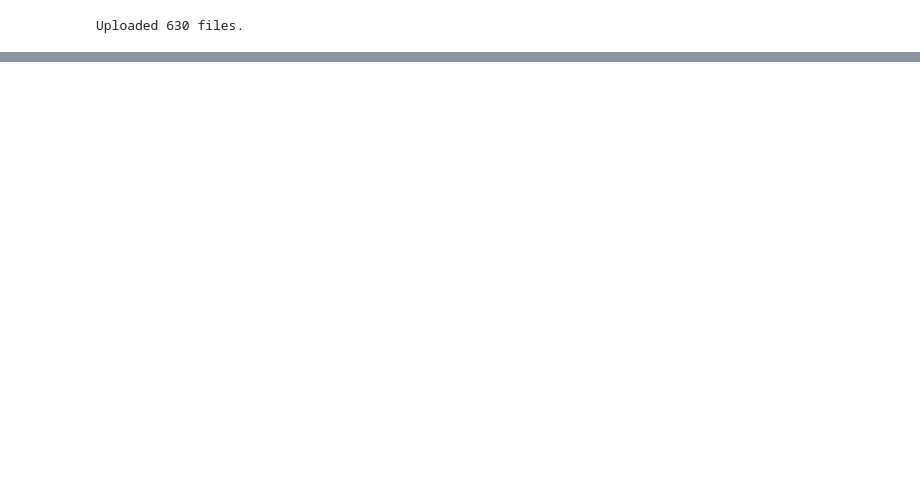
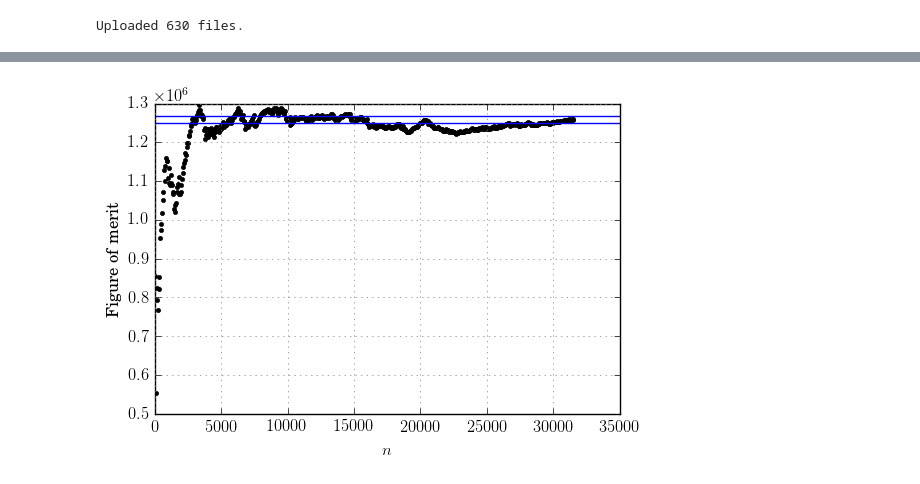
Before and after one commit to JessicaRehak/WDT_Analysis, a Jupyter notebook: dev.ipynb, the cells around one changed output, grey strips where cells are left out. Cells and saved outputs as stored; diff of their text form; code cells hidden in the pictures; blank space fills up the shorter version.

```diff
--- a/dev.ipynb
+++ b/dev.ipynb
@@ -17 +28,14 @@ Uploaded 630 files.
+# %%
+x = pwr_comp.cycles
+y = pwr_comp.fom('INF_FLX',1)
+y_err = pwr_comp.fom_std('INF_FLX',1)
+y_corr = pwr_comp.fom_corr('INF_FLX',1)
+#plt.plot(x,y,'.k', x, y_corr, '.r')
+plt.plot(x,y,'.k')
+plt.axhline(y=y[-1]-y_err)
+plt.axhline(y=y[-1]+y_err)
+fom_plot.fom_plot_setup(12,12)
+plt.show()
+# %% [output]
+[figure, added]
 # %%
```
Also changed, not shown: parts of 4 cells of this notebook, 2 other files.
